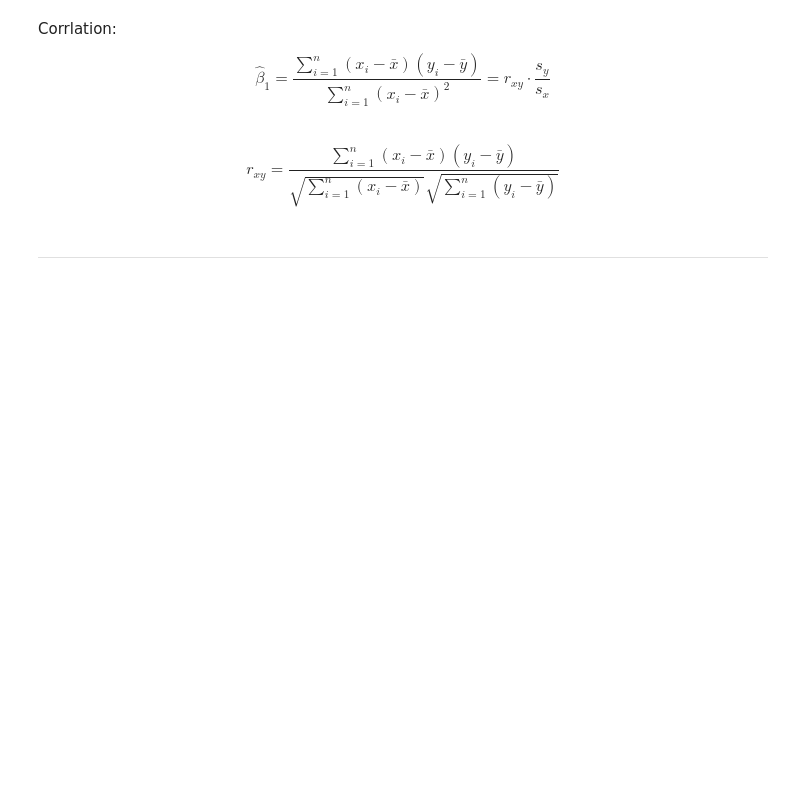
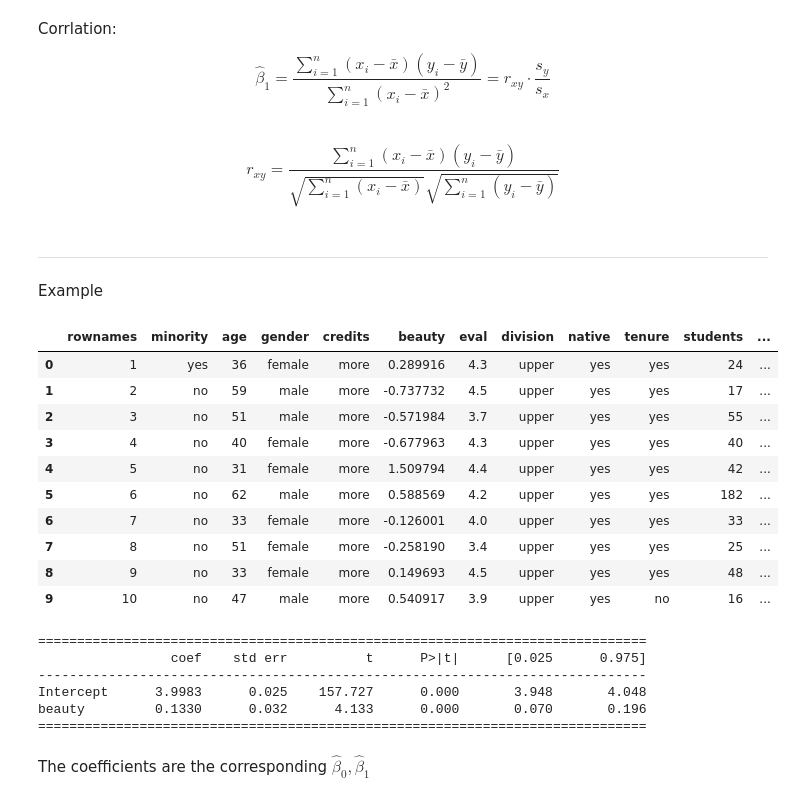
Before and after one commit to raoguchi/sp24, a Jupyter notebook: notebooks/week-5-summary.ipynb, the cells around one changed output. Cells and saved outputs as stored; diff of their text form; code cells hidden in the pictures; blank space fills up the shorter version.

```diff
--- a/notebooks/week-5-summary.ipynb
+++ b/notebooks/week-5-summary.ipynb
@@ -530,3 +609,5 @@ r_{xy} = \frac{\sum_{i=1}^n (x_i-\bar{x})(y_i-\bar{y})}{\sqrt{\sum_{i=1}^n(x_i-\
 $$
 # %% [markdown]
 ---
+# %% [markdown]
+Example
@@ -532,0 +616,16 @@ $$
+# %%
+url = 'https://vincentarelbundock.github.io/Rdatasets/csv/AER/TeachingRatings.csv'
+df = pd.read_csv(url)
+df.head(10)
+# %% [output]
+|  | rownames | minority | age | gender | credits | beauty | eval | division | native | tenure | students | ... |
+| 0 | 1 | yes | 36 | female | more | 0.289916 | 4.3 | upper | yes | yes | 24 | ... |
+| 1 | 2 | no | 59 | male | more | -0.737732 | 4.5 | upper | yes | yes | 17 | ... |
+| 2 | 3 | no | 51 | male | more | -0.571984 | 3.7 | upper | yes | yes | 55 | ... |
+| 3 | 4 | no | 40 | female | more | -0.677963 | 4.3 | upper | yes | yes | 40 | ... |
+| 4 | 5 | no | 31 | female | more | 1.509794 | 4.4 | upper | yes | yes | 42 | ... |
+| 5 | 6 | no | 62 | male | more | 0.588569 | 4.2 | upper | yes | yes | 182 | ... |
+| 6 | 7 | no | 33 | female | more | -0.126001 | 4.0 | upper | yes | yes | 33 | ... |
+| 7 | 8 | no | 51 | female | more | -0.258190 | 3.4 | upper | yes | yes | 25 | ... |
+| 8 | 9 | no | 33 | female | more | 0.149693 | 4.5 | upper | yes | yes | 48 | ... |
+| 9 | 10 | no | 47 | male | more | 0.540917 | 3.9 | upper | yes | no | 16 | ... |
@@ -532,0 +636,14 @@ $$
+# %%
+df_model = smf.ols('eval ~ 1 + beauty', df)
+
+df_model_table = df_model.fit().summary().tables
+print(df_model_table[1])
+# %% [output]
+==============================================================================
+                 coef    std err          t      P>|t|      [0.025      0.975]
+------------------------------------------------------------------------------
+Intercept      3.9983      0.025    157.727      0.000       3.948       4.048
+beauty         0.1330      0.032      4.133      0.000       0.070       0.196
+==============================================================================
+# %% [markdown]
+The coefficients are the corresponding $\hat\beta_0, \hat\beta_1$
```
Also changed, not shown: parts of 19 cells of this notebook.
